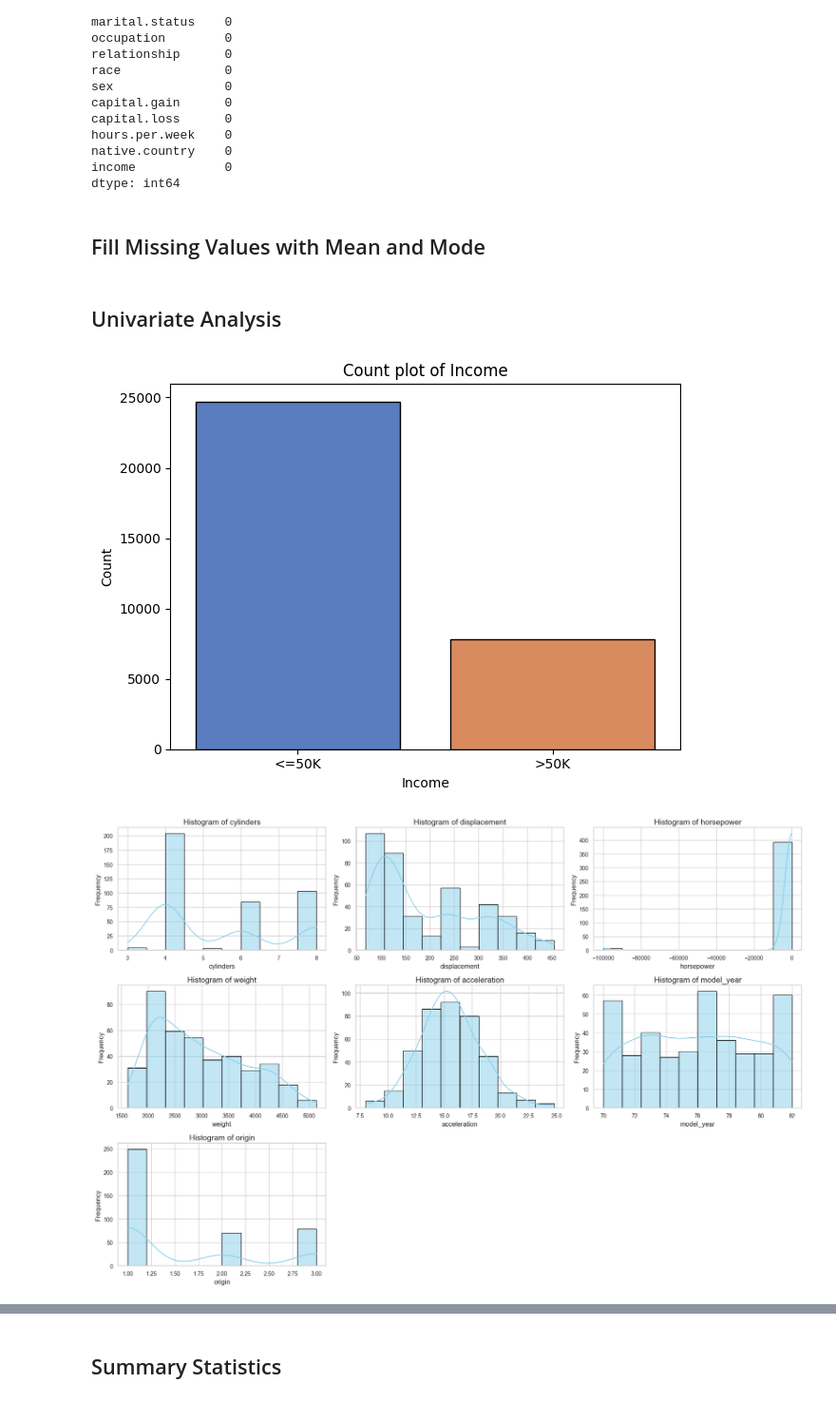
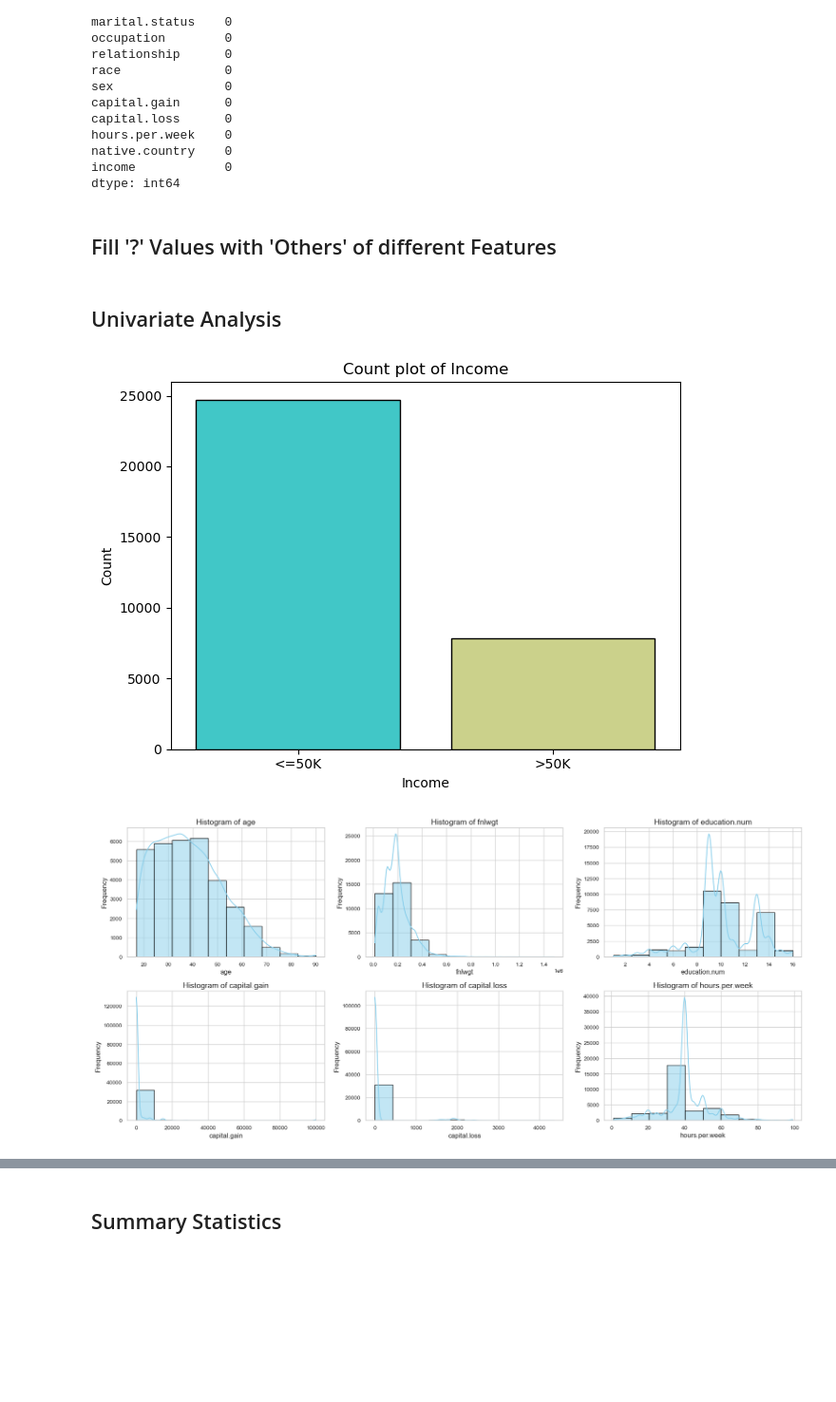
Before and after one commit to priyam-itobuz/Exploratory-Data-Analysis, a Jupyter notebook: eda/notebooks/Adult_Income.ipynb, the cells around one changed output, grey strips where cells are left out. Shown at 95% size. Cells and saved outputs as stored; diff of their text form; code cells hidden in the pictures; blank space fills up the shorter version.

```diff
--- a/eda/notebooks/Adult_Income.ipynb
+++ b/eda/notebooks/Adult_Income.ipynb
@@ -128,33 +136,39 @@ native.country    0
 income            0
 dtype: int64
 # %% [markdown]
-## Fill Missing Values with Mean and Mode
+## Fill '?' Values with 'Others' of different Features
+# %%
+adultIncome_df['workclass'].replace('?', 'Others', inplace=True)
+adultIncome_df['occupation'].replace('?', 'Others', inplace=True)
+adultIncome_df['native.country'].replace('?', 'Others', inplace=True)
 # %% [markdown]
 ## Univariate Analysis
 # %%
-sns.countplot(x = adultIncome_df['income'], palette = "muted", edgecolor='black')
+sns.countplot(x = adultIncome_df['income'], palette = "rainbow", edgecolor='black')
 plt.title('Count plot of Income')
 plt.xlabel('Income')
 plt.ylabel('Count')
 plt.tight_layout()
 plt.show()
 # %% [output]
-[figure, old version]
+[figure, new version]
 # %%
-all_cols = ['cylinders', 'displacement', 'horsepower', 'weight', 'acceleration', 'model_year', 'origin']
+numerical_cols = ['age', 'fnlwgt', 'education.num', 'capital.gain', 'capital.loss', 'hours.per.week']
+
+categorical_cols = ['workclass', 'education', 'marital.status', 'occupation', 'relationship', 'race', 'sex', 'native.country']
 
 sns.set(style="whitegrid")
 plt.rcParams.update({'axes.titlesize': 14, 'axes.labelsize': 12, 'xtick.labelsize': 10, 'ytick.labelsize': 10})
 
 plt.figure(figsize=(18, 12))
-for i, col in enumerate(all_cols, 1):
+for i, col in enumerate(numerical_cols, 1):
     plt.subplot(3, 3, i)
-    sns.histplot(autoMPG_df[col], kde = True, color='skyblue', edgecolor='black', bins=10)
+    sns.histplot(adultIncome_df[col], kde = True, color='skyblue', edgecolor='black', bins=10)
     plt.title(f'Histogram of {col}')
     plt.xlabel(f'{col}')
     plt.ylabel('Frequency')
 plt.tight_layout()
 plt.show()
 # %% [output]
-[figure, old version]
+[figure, new version]
 # %% [markdown]
```
Also changed, not shown: parts of 60 cells of this notebook, 5 other files.
